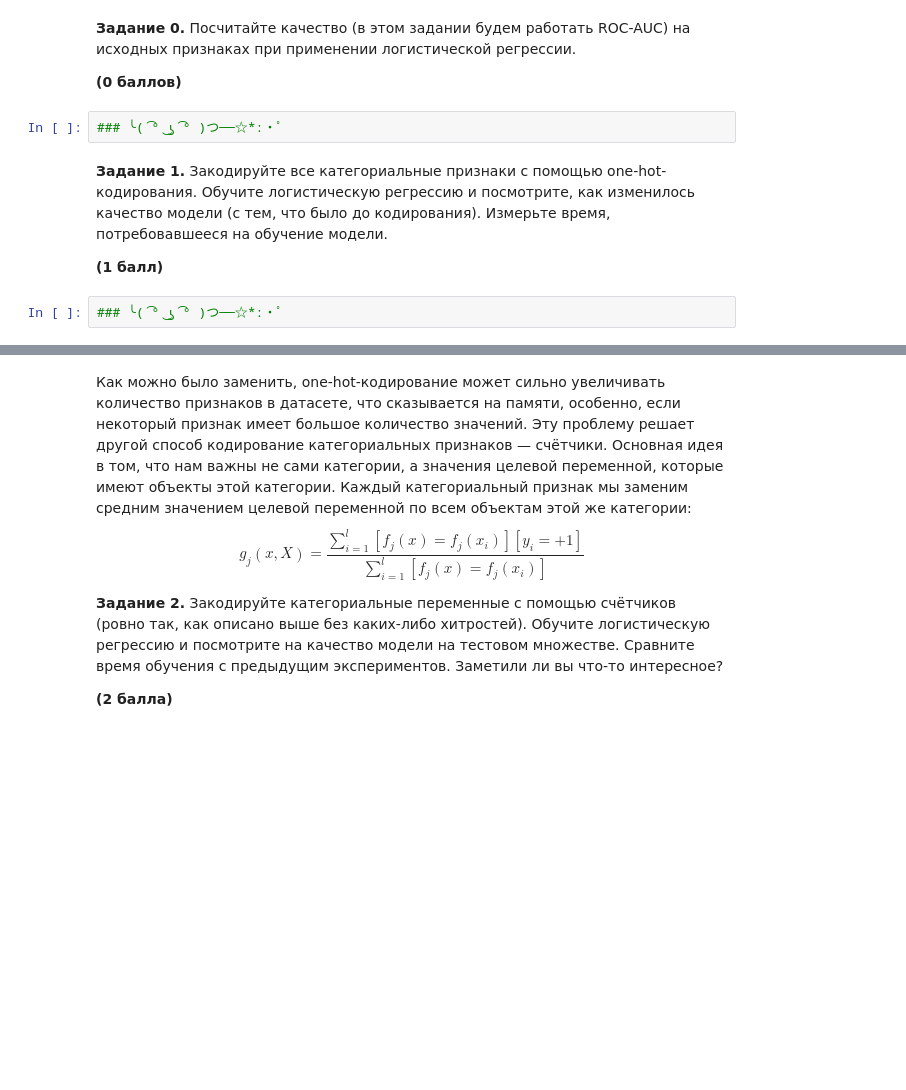
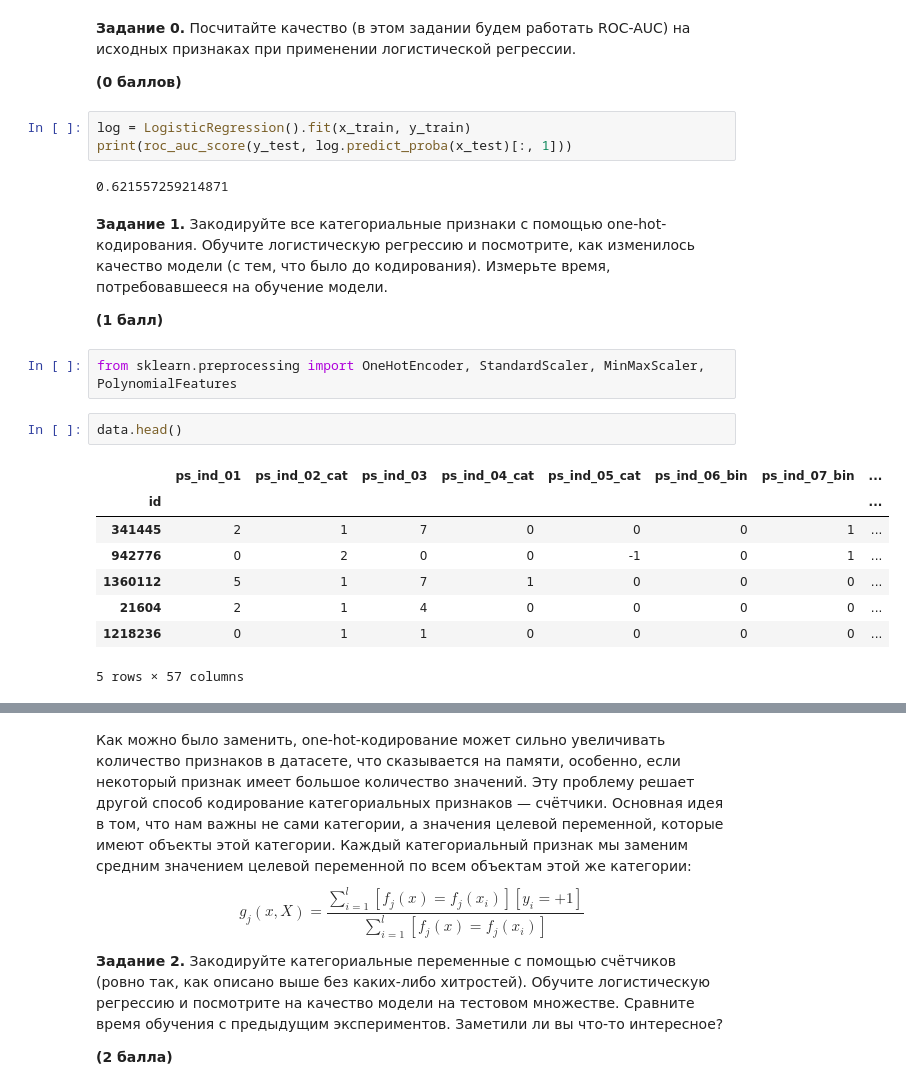
Before and after one commit to Mikhail-off/ML2018, a Jupyter notebook: HW4/homework-practice-04.ipynb, the cells around one changed output, grey strips where cells are left out. Drawn from its saved outputs; the diff is of its cells as text; blank space fills up the shorter version.

```diff
--- a/HW4/homework-practice-04.ipynb
+++ b/HW4/homework-practice-04.ipynb
@@ -290,11 +290,25 @@ X_train, X_test, y_train, y_test = train_test_split(data, target, test_size=0.5)
 __Задание 0.__ Посчитайте качество (в этом задании будем работать ROC-AUC) на исходных признаках при применении логистической регрессии.
 
 __(0 баллов)__
-# %%
-### ╰( ͡° ͜ʖ ͡° )つ──☆*:・ﾟ
+# %%
+log = LogisticRegression().fit(x_train, y_train)
+print(roc_auc_score(y_test, log.predict_proba(x_test)[:, 1]))
+# %% [output]
+0.621557259214871
 # %% [markdown]
 __Задание 1.__ Закодируйте все категориальные признаки с помощью one-hot-кодирования. Обучите логистическую регрессию и посмотрите, как изменилось качество модели (с тем, что было до кодирования). Измерьте время, потребовавшееся на обучение модели.
 
 __(1 балл)__
-# %%
-### ╰( ͡° ͜ʖ ͡° )つ──☆*:・ﾟ
+# %%
+from sklearn.preprocessing import OneHotEncoder, StandardScaler, MinMaxScaler, PolynomialFeatures
+# %%
+data.head()
+# %% [output]
+|  | ps_ind_01 | ps_ind_02_cat | ps_ind_03 | ps_ind_04_cat | ps_ind_05_cat | ps_ind_06_bin | ps_ind_07_bin | ... |
+| id |  |  |  |  |  |  |  | ... |
+| 341445 | 2 | 1 | 7 | 0 | 0 | 0 | 1 | ... |
+| 942776 | 0 | 2 | 0 | 0 | -1 | 0 | 1 | ... |
+| 1360112 | 5 | 1 | 7 | 1 | 0 | 0 | 0 | ... |
+| 21604 | 2 | 1 | 4 | 0 | 0 | 0 | 0 | ... |
+| 1218236 | 0 | 1 | 1 | 0 | 0 | 0 | 0 | ... |
+5 rows × 57 columns
```
Also changed, not shown: parts of 2 cells of this notebook.
